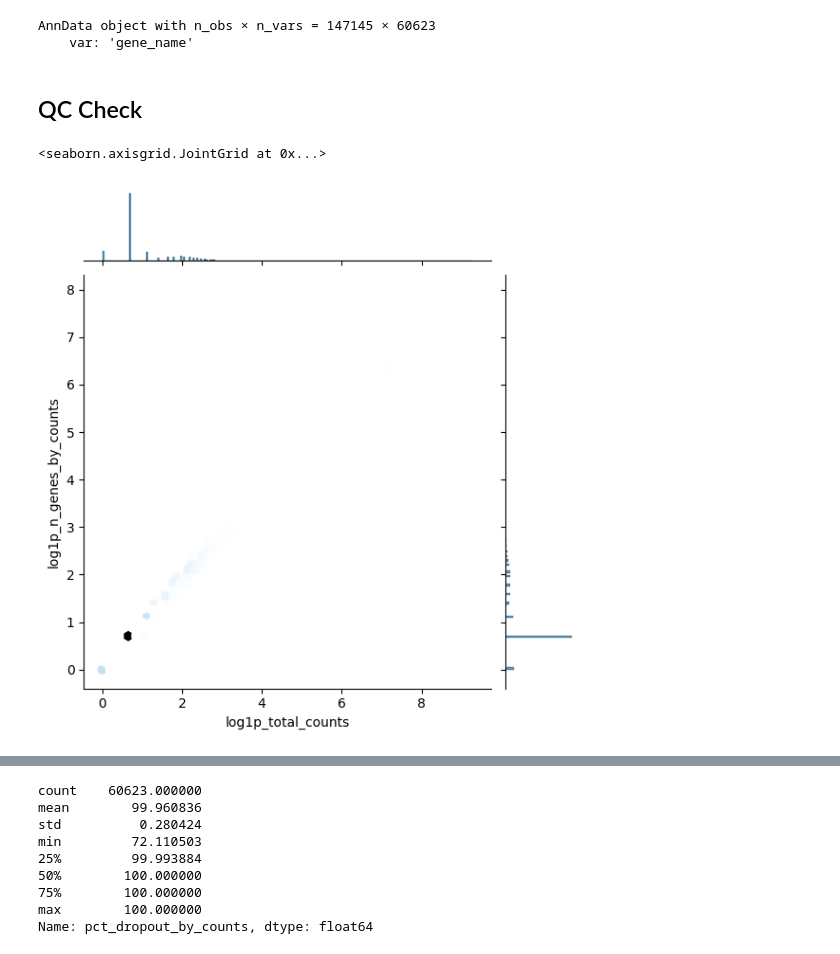
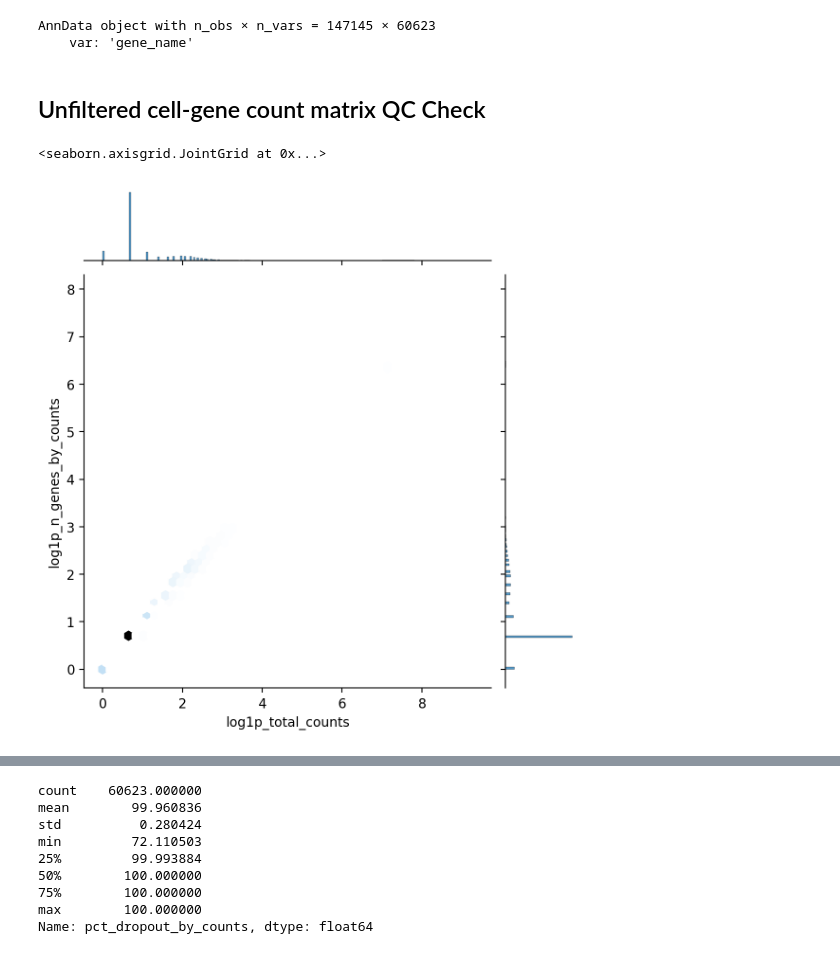
Before and after one commit to MikeLiuAir00/10x_sequence_analysis_pipeline, a Jupyter notebook: down_stream_analysis.ipynb, the cells around one changed output, grey strips where cells are left out. Cells and saved outputs as stored; diff of their text form; code cells hidden in the pictures.

```diff
--- a/down_stream_analysis.ipynb
+++ b/down_stream_analysis.ipynb
@@ -118,19 +121,19 @@ adata
 AnnData object with n_obs × n_vars = 147145 × 60623
     var: 'gene_name'
 # %% [markdown]
-## QC Check
+## Unfiltered cell-gene count matrix QC Check
 # %%
 # add mito label for later qc func
 adata.var['mito'] = adata.var['gene_name'].str.startswith('MT-')
 # %%
-sc.pp.calculate_qc_metrics(adata, qc_vars=['mito'], inplace=True)
+qc_unfiltered = sc.pp.calculate_qc_metrics(adata, qc_vars=['mito'], inplace=False)
 # %%
 sns.jointplot(
-    data=adata.obs,
+    data=qc_unfiltered[0],
     x='log1p_total_counts',
     y='log1p_n_genes_by_counts',
     kind='hex'
 )
 # %% [output]
 <seaborn.axisgrid.JointGrid at 0x...>
-[figure, old version]
+[figure, new version]
```
Also changed, not shown: parts of 26 cells of this notebook, 1 other file.
